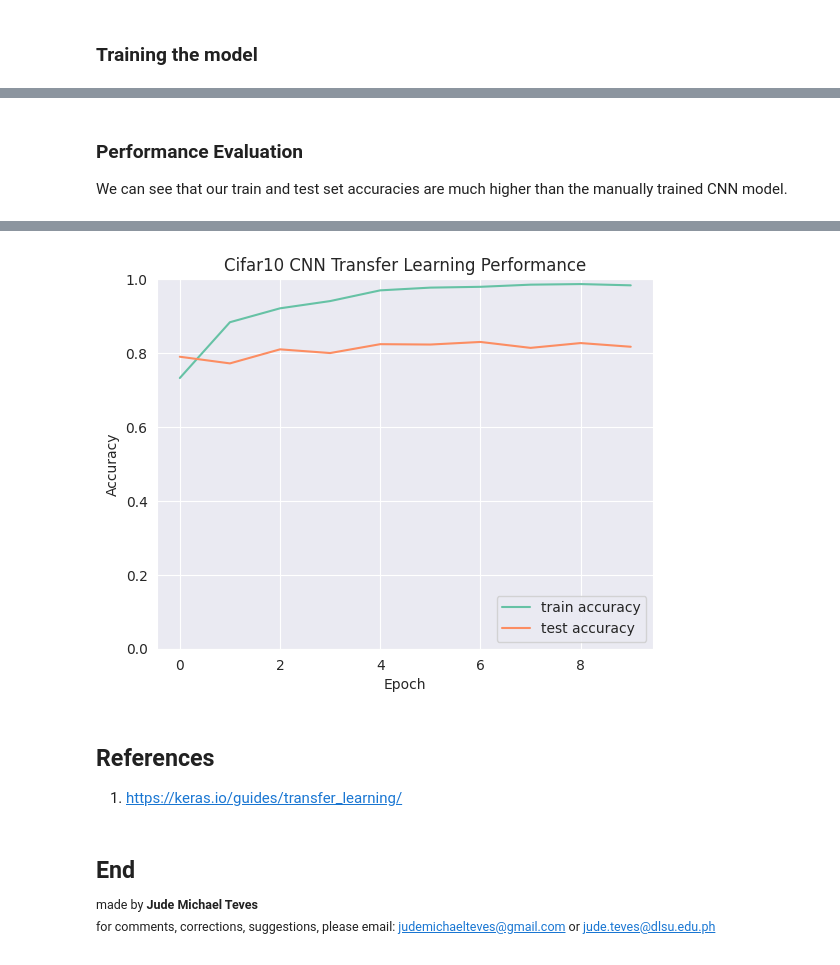
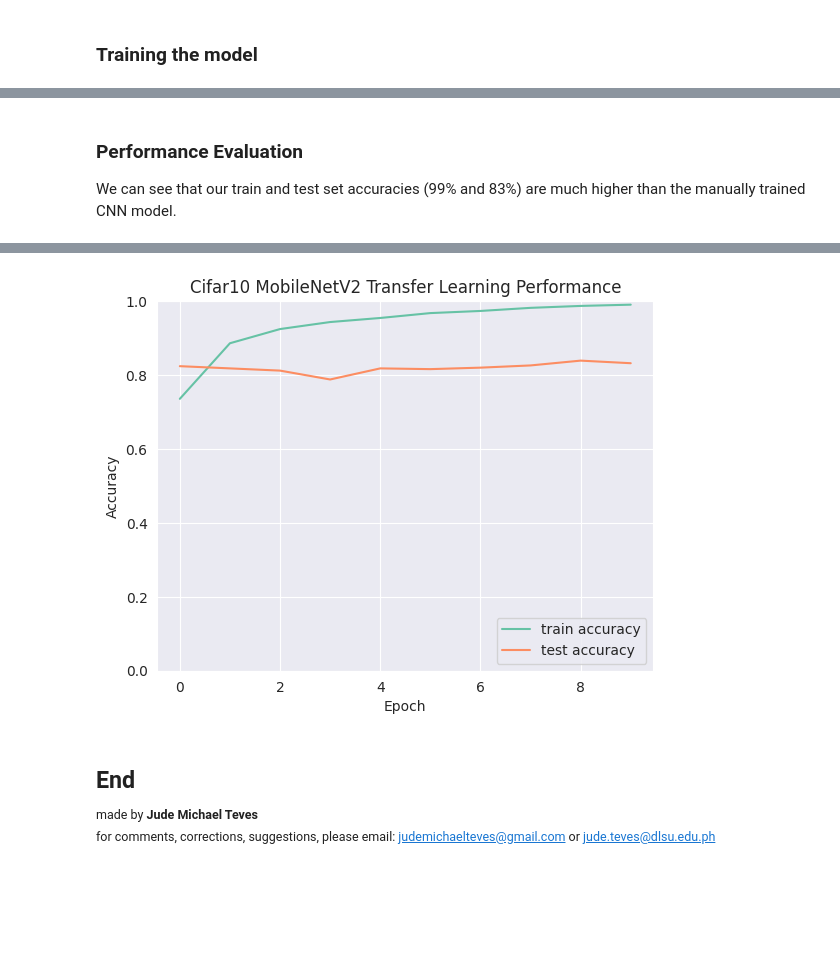
Before and after one commit to Cyntwikip/Machine-Learning, a Jupyter notebook: transfer_learning.ipynb, the cells around one changed output, grey strips where cells are left out. Cells and saved outputs as stored; diff of their text form; code cells hidden in the pictures; blank space fills up the shorter version.

Commit message:
feat: improve transfer learning notebook

```diff
--- a/transfer_learning.ipynb
+++ b/transfer_learning.ipynb
@@ -349,7 +339,7 @@ Epoch 10/10
 # %% [markdown]
 ### Performance Evaluation
 
-We can see that our train and test set accuracies are much higher than the manually trained CNN model.
+We can see that our train and test set accuracies (99% and 83%) are much higher than the manually trained CNN model.
 # %%
 plt.plot(history.history['accuracy'], label='train accuracy')
 plt.plot(history.history['val_accuracy'], label = 'test accuracy')
@@ -357,7 +347,7 @@ plt.xlabel('Epoch')
 plt.ylabel('Accuracy')
 plt.ylim([0, 1])
 plt.legend(loc='lower right')
-plt.title('Cifar10 CNN Transfer Learning Performance')
+plt.title('Cifar10 MobileNetV2 Transfer Learning Performance')
 
 test_loss, test_acc = model.evaluate(test_images, test_labels, verbose=2)
 # %% [output]
@@ -365,8 +355,4 @@ test_loss, test_acc = model.evaluate(test_images, test_labels, verbose=2)
-[figure, old version]
+[figure, new version]
-# %% [markdown]
-## References
-
-1. https://keras.io/guides/transfer_learning/
 # %% [markdown]
 ## End
 <sup>made by **Jude Michael Teves**</sup> <br>
```
Also changed, not shown: parts of 17 cells of this notebook.
